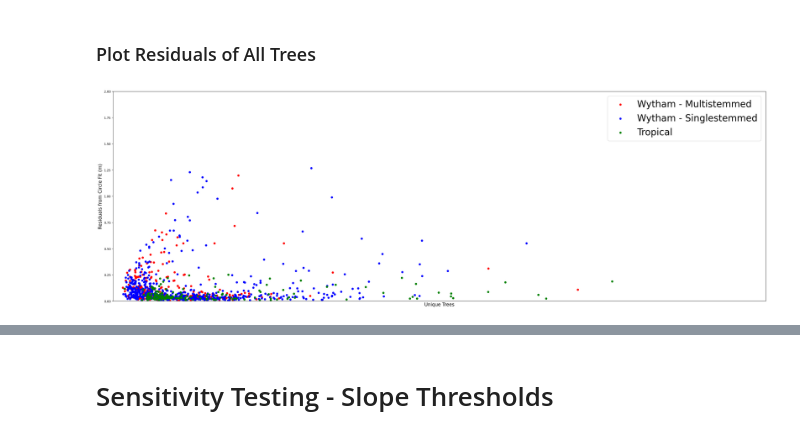
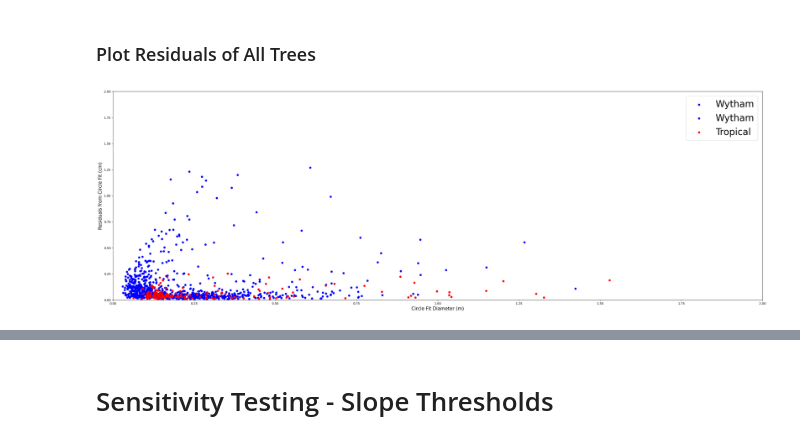
Before and after one commit to sabinenix/CloudDBH, a Jupyter notebook: CloudDBH_2.ipynb, the cells around one changed output, grey strips where cells are left out. Saved outputs shown, nothing was run; the diff lists cells and outputs as text; code cells hidden in the pictures.

```diff
--- a/CloudDBH_2.ipynb
+++ b/CloudDBH_2.ipynb
@@ -890,11 +915,11 @@ for i in range (len(treelists)):
     o_path = opathlist[i]
 
     # run the main function that fills the dictionaries with each type of data for the list of trees
-    hgt_dict, dbh_13_dict, dbh_adj_dict, stems_dict = get_tree_data(treelist, ptspath, slope_thresh = 0.1, dbh_thresh = 2, verbose=False)
+    hgt_dict, dbh_13_dict, dbh_adj_dict, stems_dict, dist_13_dict, dist_adj_dict = get_tree_data(treelist, ptspath, slope_thresh = 0.1, dbh_thresh = 2, verbose=False)
 
     # add data dictionaries to a list and define list of column names
-    data_dicts = [hgt_dict, dbh_13_dict, dbh_adj_dict, stems_dict]
-    column_names = ['dbh_hgt', 'dbh13', 'dbhadj', 'stems']
+    data_dicts = [hgt_dict, dbh_13_dict, dbh_adj_dict, stems_dict, dist_13_dict, dist_adj_dict]
+    column_names = ['dbh_hgt', 'dbh13', 'dbhadj', 'stems', 'maxdist13', 'maxdistadj']
 
     # merge the dictionaries and write to csv
     ms_df = write_data_csv(treelist, data_dicts, column_names, write_csv=True, o_path=o_path)
@@ -904,3 +983,8 @@ for i in range (len(treelists)):
 wytham_ms_df = merged_dfs[0]
 wytham_ss_df = merged_dfs[1]
 trop_df = merged_dfs[2]
+
+all_trees = pd.concat([wytham_ms_df, wytham_ss_df, trop_df])
+
+hgt_dict = dict(zip(all_trees.TLS_ID, all_trees.dbh_hgt))
+dist_dict = dict(zip(all_trees.TLS_ID, all_trees.maxdistadj))
@@ -927,7 +1077,7 @@ wytham_ms_df
 fig, axs = plt.subplots(3, 1, figsize=(30,20))
 plt.tight_layout()
 
-rowind = treeind = 0
+rowind = treeind = colind = 0
 
 for df in merged_dfs:
 
@@ -1006,6 +1162,11 @@ plotlist = ['5a', '5b', '20a', '20b', '145a', '145c', '145e']
 # %%
+wytham_notcircular = ['421', '281a', '838', '1558', '599c', '1179', '8178', '1107']
+
 # plot convex hull results using fixed 1.3m dbh height
-plot_convexhull(plotlist, pts_path, ncols=4, fixedheight = True, hgt=1.3, hgtlist = hgt_dict)
+#plot_convexhull(plotlist, wytham_pts_path, ncols=4, fixedheight = True, hgt=1.3, hgtlist = hgt_dict)
 
 # plot convex hull results
-plot_convexhull(plotlist, pts_path, ncols=4, fixedheight = False, hgt=1.3, hgtlist = hgt_dict)
+plot_convexhull(wytham_notcircular, wytham_pts_path, ncols=4, fixedheight = False, hgt=1.3, hgtlist = hgt_dict)
+
+for tree in wytham_notcircular:
+    print(f'max dist {tree}: {dist_dict[tree]:.4f}')
@@ -1199,26 +1262,25 @@ for tree in treelist:
 # %%
 # plot residuals
 fig, axs = plt.subplots(1, 1, figsize=(30,10))
 plt.tight_layout()
 
 rowind = treeind = 0
-colors = ['red', 'blue', 'green']
-labels = ['Wytham - Multistemmed', 'Wytham - Singlestemmed', 'Tropical']
+colors = ['blue', 'blue', 'red']
+labels = ['Wytham', 'Wytham', 'Tropical']
 
 
-for residual_df in merged_dfs:
+for residual_df in residual_dfs:
     color = colors[treeind]
 
     axs.scatter(residual_df['dbh_circ'], residual_df['resid_norm'], color = color, label=labels[treeind])
     #axs.set_aspect('equal')
-    axs.set_ylabel('Residuals from Circle Fit (m)', fontsize=15)
-    axs.set_xlabel('Unique Trees', fontsize=15)
-    axs.get_xaxis().set_ticks([])
+    axs.set_ylabel('Residuals from Circle Fit (cm)', fontsize=15)
+    axs.set_xlabel('Circle Fit Diameter (m)', fontsize=15)
     axs.set_xlim(0,2)
     axs.set_ylim(0,2)
 
     plt.legend(loc="upper right", fontsize=30)
 
     treeind, colind, rowind = update_inds(treeind, rowind, colind, ncols=1)
 # %% [output]
-[figure, old version]
+[figure, new version]
```
Also changed, not shown: parts of 32 cells of this notebook.
